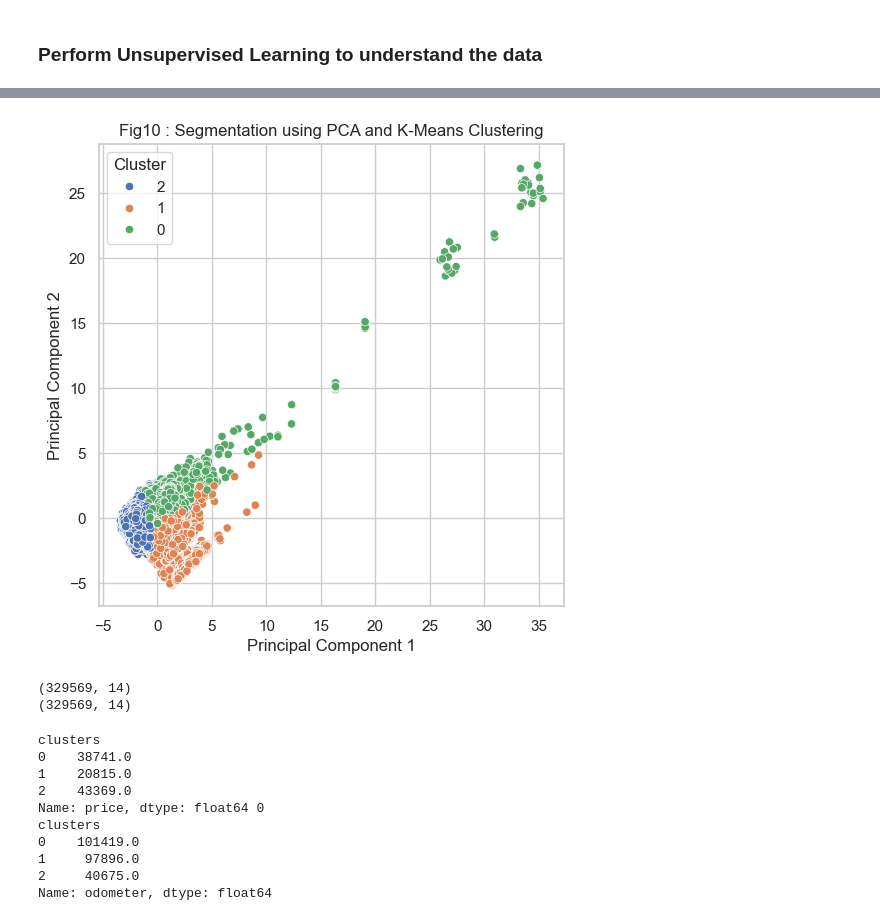
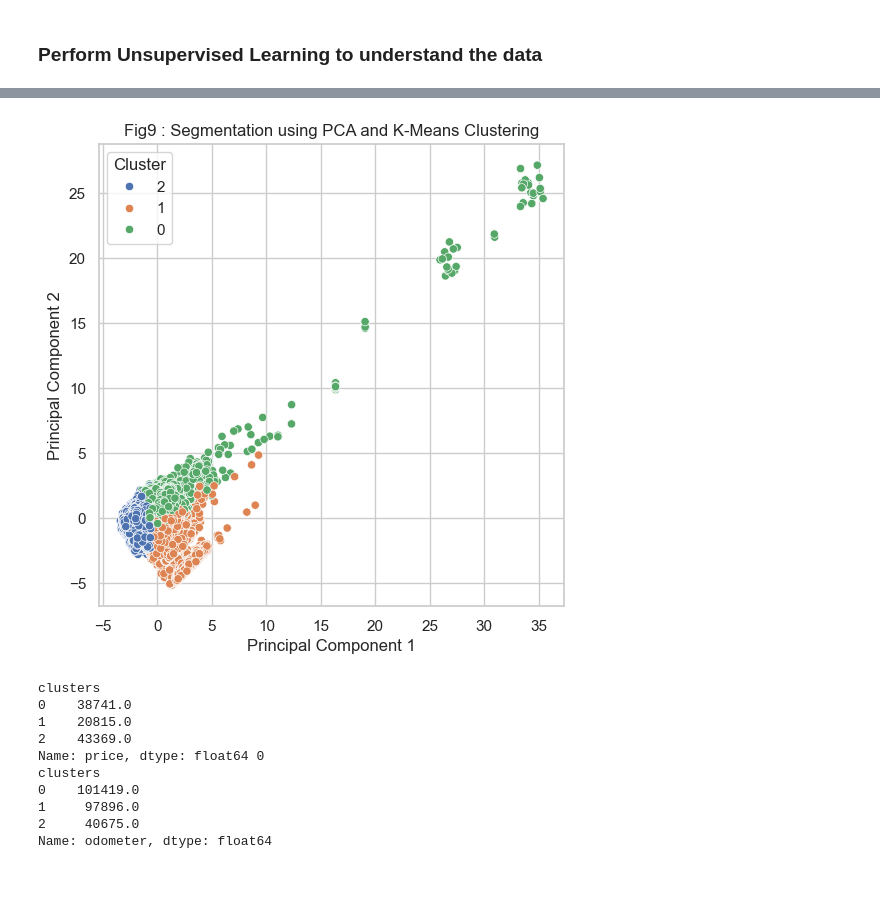
Before and after one commit to smunjal/AIML, a Jupyter notebook: PA_11/module_11.ipynb, the cells around one changed output, grey strips where cells are left out. Drawn from its saved outputs; the diff is of its cells as text; code cells hidden in the pictures; blank space fills up the shorter version.

```diff
--- a/PA_11/module_11.ipynb
+++ b/PA_11/module_11.ipynb
@@ -480,7 +466,7 @@ ax = sns.barplot(data=model_sliced_df, y='model', x='count',  palette=palette)
 ax.bar_label(ax.containers[0], fontsize=10);
 plt.xlabel("Sales Counts")
 plt.ylabel("Model")
-title, figcounter = getFigTitle(figcounter, f'Top Selling Car Model since {sales_since}')
+title, figcounter = cf.getFigTitle(figcounter, f'Top Selling Car Model since {sales_since}')
 plt.title(title)
 plt.savefig(images_path+title)
 plt.show()
@@ -495,7 +481,7 @@ sns.barplot(state_df[:number_states_to_show], x='state', y='count', palette=pale
 plt.xlabel('State')
 plt.xticks(rotation=60)
 plt.ylabel("Sales Counts")
-title, figcounter = getFigTitle(figcounter,f'Sales in Top {number_states_to_show} state across US')
+title, figcounter = cf.getFigTitle(figcounter,f'Sales in Top {number_states_to_show} state across US')
 plt.title(title)
 plt.savefig(images_path+title)
 
@@ -538,4 +524,4 @@ used_car_sliced_by_date_df.drop(columns='index', inplace=True)
 used_car_sliced_by_date_df
 
 #The function encodes/transformers and scales the data
-used_cars_encoded_df = count_encoder(used_car_sliced_by_date_df, get_cat_features(used_car_sliced_by_date_df))
+used_cars_encoded_df = cf.count_encoder(used_car_sliced_by_date_df, cf.get_cat_features(used_car_sliced_by_date_df))
@@ -606,27 +602,0 @@ variance_comp_count(pca.explained_variance_ratio_.cumsum(), 0.7)
-# %%
-# TO get to 70% variance we need like 14 components
-# So for simplification lets take 6 compoents which capture 70% variance
-
-pca = PCA(n_components=len(pca_names), random_state=42)
-
-#fit the data
-pca.fit(scaled_data)
-
-#Calculate the component scores
-pca_scores = pca.transform(scaled_data)
-inertia = []
-for i in range(1,10):
-    kmeans_pca = KMeans(n_clusters=i, init='k-means++', random_state=42)
-    kmeans_pca.fit(pca_scores)
-    inertia.append(kmeans_pca.inertia_)
-#Lets plot the inertia data to fidn the num of clustets needed
-plt.figure(figsize=(6,6))
-plt.plot(inertia, marker='o')
-plt.xlabel('Number of clusters')
-plt.ylabel('Inertia')
-title, figcounter = getFigTitle(figcounter,'KMeans with PCA clustering')
-plt.title(title)
-plt.savefig(images_path+title)
-
-plt.grid()
-plt.show()
@@ -635,41 +603,38 @@ plt.show()
 # %%
 #predicted_clusters = DBSCAN(eps=3, min_samples=2).fit(used_cars_encoded_df)
 # %%
-# We need 4 clusters
+# We need 3 clusters
 kmeans_pca = KMeans(n_clusters=3 ,init='k-means++', random_state=42)
 predicted_clusters= kmeans_pca.fit_predict(pca_scores)
 df_pca_kmeans_clusters = pd.concat([used_cars_encoded_df.reset_index(drop=True), pd.DataFrame(data=pca_scores, columns=pca_names)], axis=1)
 df_pca_kmeans_clusters['clusters'] = predicted_clusters
 # Create a DataFrame for plotting
 plot_df = pd.DataFrame({
     'x': df_pca_kmeans_clusters.pca0,
     'y': df_pca_kmeans_clusters.pca1,
     'Cluster': predicted_clusters.astype(str)  # Convert cluster labels to strings for color encoding
 })
 
 # Create a scatter plot using Seaborn
 plt.figure(figsize=(6, 6))
 sns.scatterplot(data=plot_df, x='x', y='y', hue='Cluster')
-title, figcounter = getFigTitle(figcounter,'Segmentation using PCA and K-Means Clustering')
+title, figcounter = cf.getFigTitle(figcounter,'Segmentation using PCA and K-Means Clustering')
 plt.title(title)
 plt.savefig(images_path+title)
 
 plt.xlabel('Principal Component 1')
 plt.ylabel('Principal Component 2')
 plt.show();
 # %% [output]
-[figure, old version]
+[figure, new version]
 # %%
 used_cars_df_clusters = used_car_sliced_by_date_df
 used_cars_df_encoded_clusters = used_cars_encoded_df
 
 used_cars_df_clusters['clusters'] = predicted_clusters
 used_cars_df_encoded_clusters['clusters'] = predicted_clusters
-print(used_cars_df_clusters.shape)
-print(used_cars_df_encoded_clusters.shape)
+#print(used_cars_df_clusters.shape)
+#print(used_cars_df_encoded_clusters.shape)
-# %% [output]
-(329569, 14)
-(329569, 14)
 # %%
 print(round(used_cars_df_clusters.groupby('clusters')['price'].mean()),0)
 print(round(used_cars_df_clusters.groupby('clusters')['odometer'].mean()))
```
Also changed, not shown: parts of 57 cells of this notebook, 1 other file.
